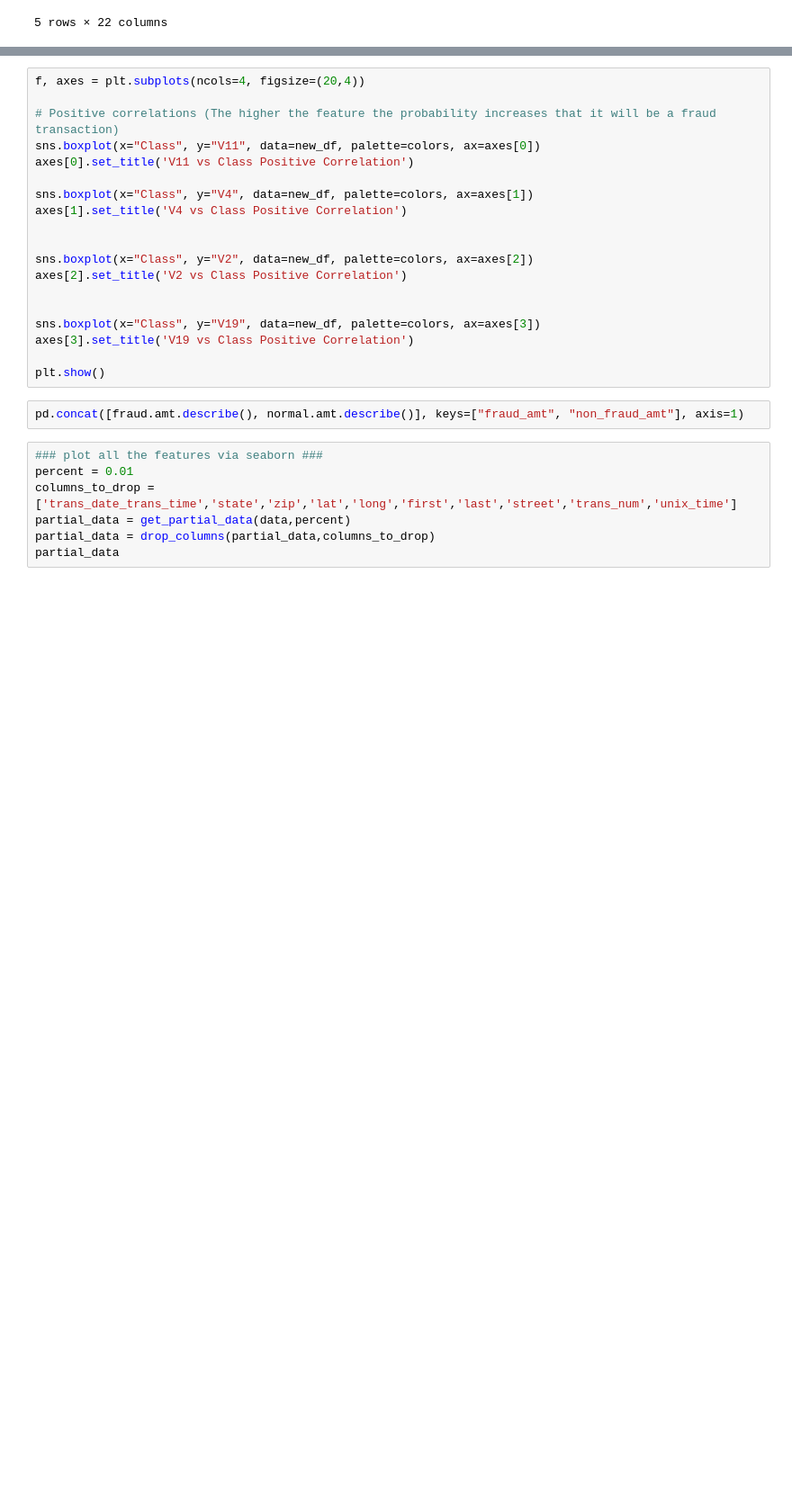
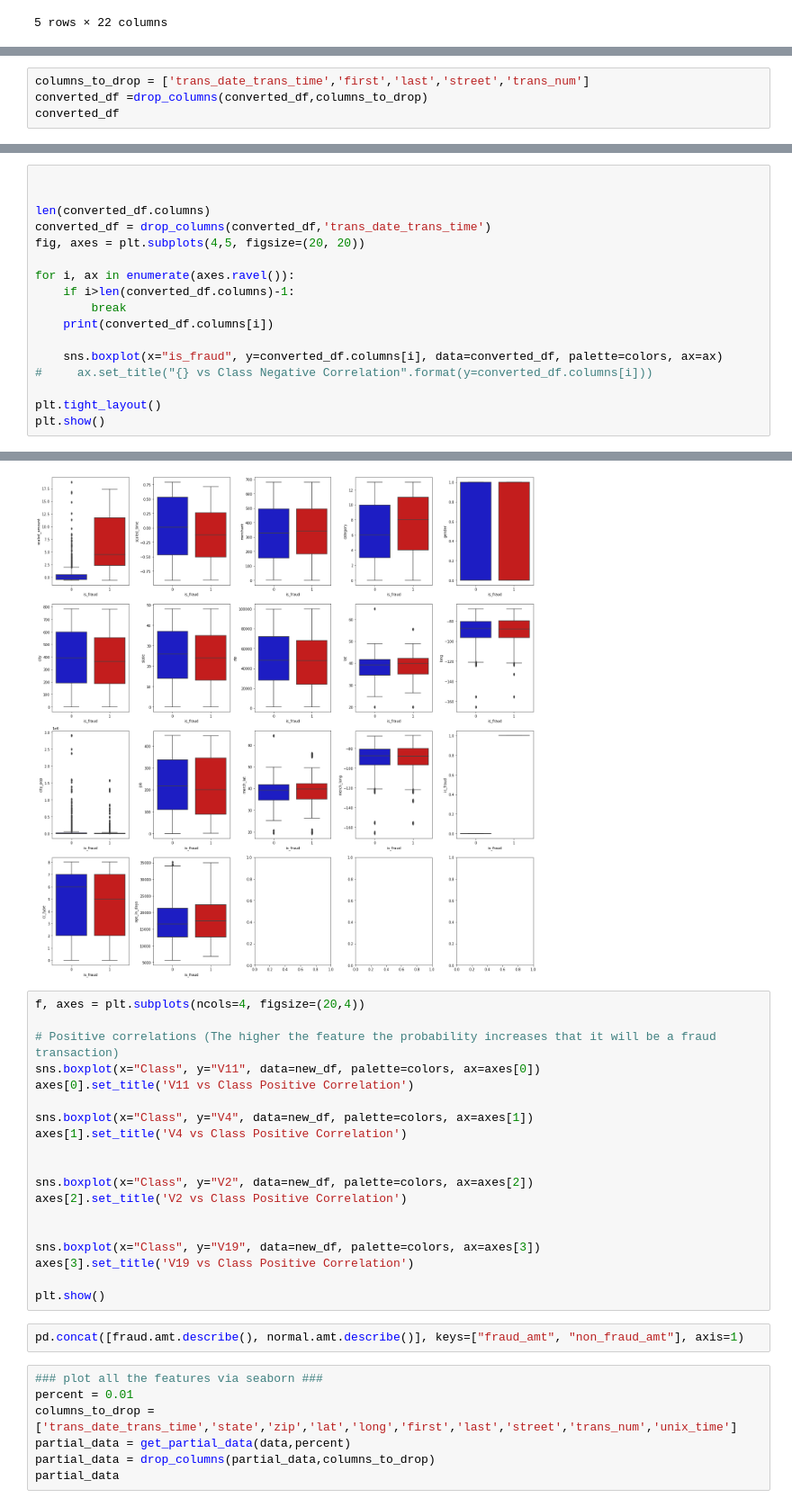
Before and after one commit to sashaaKr/master-of-science, a Jupyter notebook: semester_2/Advanced_Topics_in_Machine_Learning/assignment_2/Advanced Machine Learning - HW #2.ipynb, the cells around one changed output, grey strips where cells are left out. Shown at 90% size. Drawn from its saved outputs; the diff is of its cells as text; blank space fills up the shorter version.

```diff
--- a/semester_2/Advanced_Topics_in_Machine_Learning/assignment_2/Advanced Machine Learning - HW #2.ipynb
+++ b/semester_2/Advanced_Topics_in_Machine_Learning/assignment_2/Advanced Machine Learning - HW #2.ipynb
@@ -522,0 +548,4 @@ ValueError: Could not interpret input 'V17'
+# %%
+columns_to_drop = ['trans_date_trans_time','first','last','street','trans_num']
+converted_df =drop_columns(converted_df,columns_to_drop)
+converted_df
@@ -522,0 +566,18 @@ ValueError: Could not interpret input 'V17'
+# %%
+
+
+len(converted_df.columns)
+converted_df = drop_columns(converted_df,'trans_date_trans_time')
+fig, axes = plt.subplots(4,5, figsize=(20, 20))
+
+for i, ax in enumerate(axes.ravel()):
+    if i>len(converted_df.columns)-1:
+        break
+    print(converted_df.columns[i])
+
+    sns.boxplot(x="is_fraud", y=converted_df.columns[i], data=converted_df, palette=colors, ax=ax)
+#     ax.set_title("{} vs Class Negative Correlation".format(y=converted_df.columns[i]))
+
+plt.tight_layout()
+plt.show()
+# %% [output]
@@ -523,3 +601,4 @@ ValueError: Could not interpret input 'V17'
+[figure, added]
 # %%
 f, axes = plt.subplots(ncols=4, figsize=(20,4))
 
```
Also changed, not shown: parts of 8 cells of this notebook.
